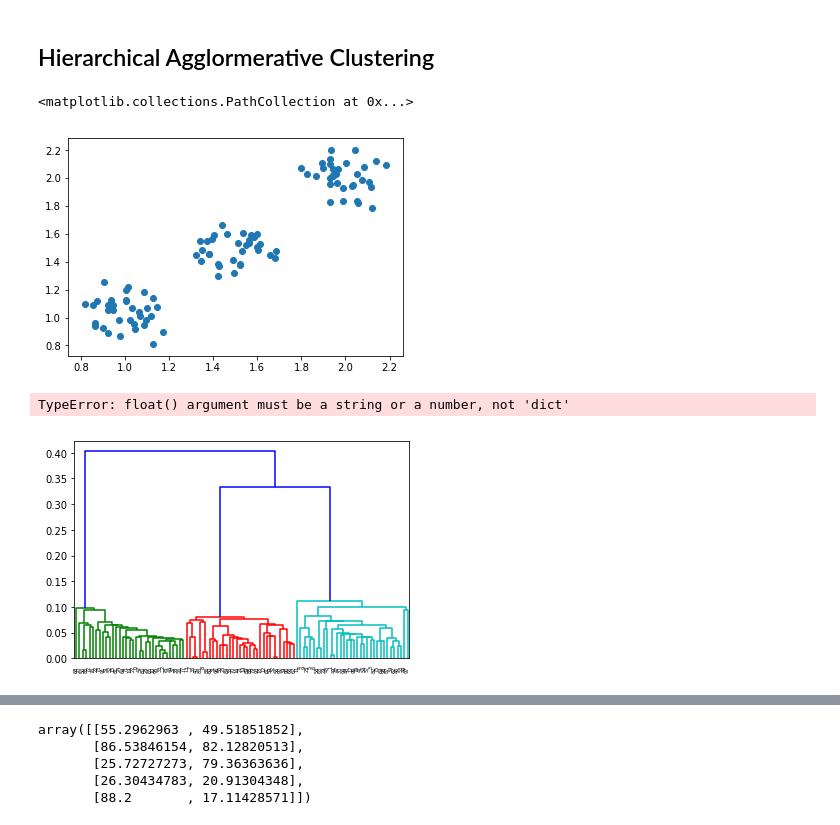
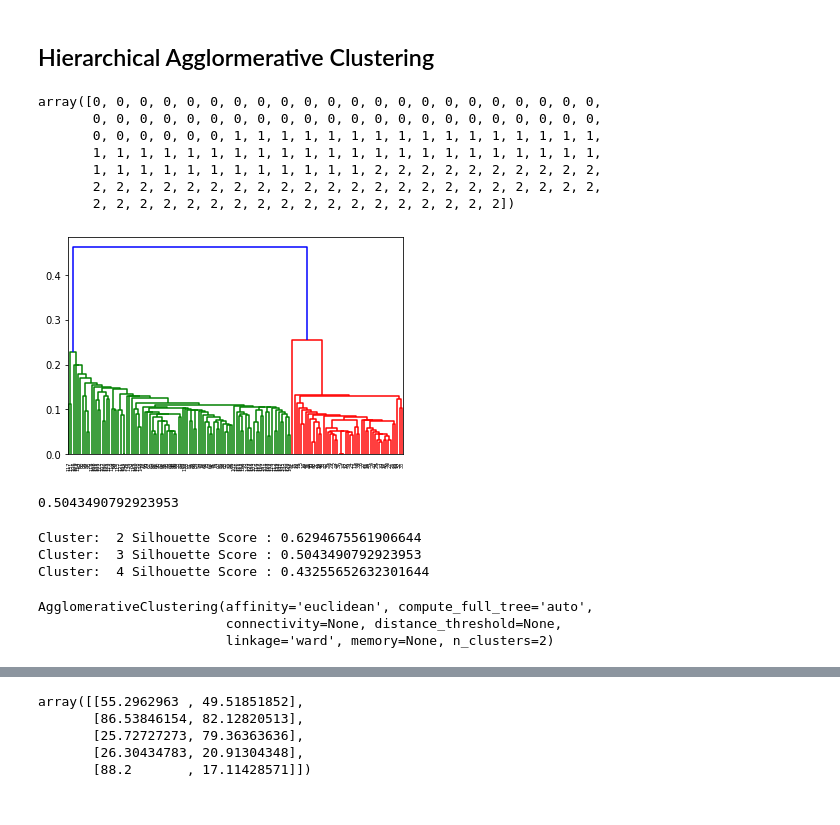
Before and after one commit to anqitu/SckitLearn, a Jupyter notebook: exercises/scikit.ipynb, the cells around one changed output, grey strips where cells are left out. Saved outputs shown, nothing was run; the diff lists cells and outputs as text; code cells hidden in the pictures.

```diff
--- a/exercises/scikit.ipynb
+++ b/exercises/scikit.ipynb
@@ -1605,30 +1471,65 @@ Text(0.5, 1.0, 'Prediction')
 # %% [markdown]
 ## Hierarchical Agglormerative Clustering
-# %%
-from sklearn.datasets.samples_generator import make_blobs
-
-centers = [[1,1],[1.5,1.5],[2,2]]
-X,y = make_blobs(n_samples=100,centers = centers,cluster_std=0.1)
-
-import matplotlib.pyplot as plt
-plt.scatter(X[:,0],X[:,1])
-# %% [output]
-<matplotlib.collections.PathCollection at 0x...>
-[figure, removed]
+# %%
+# Load Iris dataset
+import pandas as pd
+dataset_path = "https://raw.githubusercontent.com/pandas-dev/pandas/master/pandas/tests/data/iris.csv"
+# dataset_path = "data/iris.csv"
+
+X = pd.read_csv(dataset_path)
+y = X.pop('Name')
+
+from sklearn.preprocessing import LabelEncoder
+le = LabelEncoder()
+y = le.fit_transform(y)
+
+y
+# %% [output]
+array([0, 0, 0, 0, 0, 0, 0, 0, 0, 0, 0, 0, 0, 0, 0, 0, 0, 0, 0, 0, 0, 0,
+       0, 0, 0, 0, 0, 0, 0, 0, 0, 0, 0, 0, 0, 0, 0, 0, 0, 0, 0, 0, 0, 0,
+       0, 0, 0, 0, 0, 0, 1, 1, 1, 1, 1, 1, 1, 1, 1, 1, 1, 1, 1, 1, 1, 1,
+       1, 1, 1, 1, 1, 1, 1, 1, 1, 1, 1, 1, 1, 1, 1, 1, 1, 1, 1, 1, 1, 1,
+       1, 1, 1, 1, 1, 1, 1, 1, 1, 1, 1, 1, 2, 2, 2, 2, 2, 2, 2, 2, 2, 2,
+       2, 2, 2, 2, 2, 2, 2, 2, 2, 2, 2, 2, 2, 2, 2, 2, 2, 2, 2, 2, 2, 2,
+       2, 2, 2, 2, 2, 2, 2, 2, 2, 2, 2, 2, 2, 2, 2, 2, 2, 2])
+# %%
+from sklearn.preprocessing import MinMaxScaler
+scaler = MinMaxScaler()
+X = scaler.fit_transform(X)
 # %%
 from scipy.cluster.hierarchy import dendrogram, linkage
-
 Z = linkage(X)
 d = dendrogram(Z)
-plt.plot(d)
 # %% [output]
-TypeError: float() argument must be a string or a number, not 'dict'
-[figure, old version]
+[figure, new version]
+# %%
+from sklearn.cluster import AgglomerativeClustering
+cluster = AgglomerativeClustering(n_clusters = 3)
+cluster.fit(X)
+silhouette_score(X, cluster.labels_)
+# %% [output]
+0.5043490792923953
+# %%
+from sklearn.metrics import silhouette_score
+
+for i in range(2,5):
+    cluster = AgglomerativeClustering(n_clusters = i)
+    cluster.fit(X)
+    s = silhouette_score(X, cluster.labels_)
+    print('Cluster: ',i, 'Silhouette Score :',s )
+# %% [output]
+Cluster:  2 Silhouette Score : 0.6294675561906644
+Cluster:  3 Silhouette Score : 0.5043490792923953
+Cluster:  4 Silhouette Score : 0.43255652632301644
 # %%
 from sklearn.cluster import AgglomerativeClustering
 
-cluster = AgglomerativeClustering(n_clusters = 3)
+cluster = AgglomerativeClustering(n_clusters = 2)
 cluster.fit(X)
+# %% [output]
+AgglomerativeClustering(affinity='euclidean', compute_full_tree='auto',
+                        connectivity=None, distance_threshold=None,
+                        linkage='ward', memory=None, n_clusters=2)
 # %%
 plt.subplot(1,2,1)
 plt.scatter(X[:,0],X[:,1],c=y)
```
Also changed, not shown: parts of 163 cells of this notebook, 2 other files.
